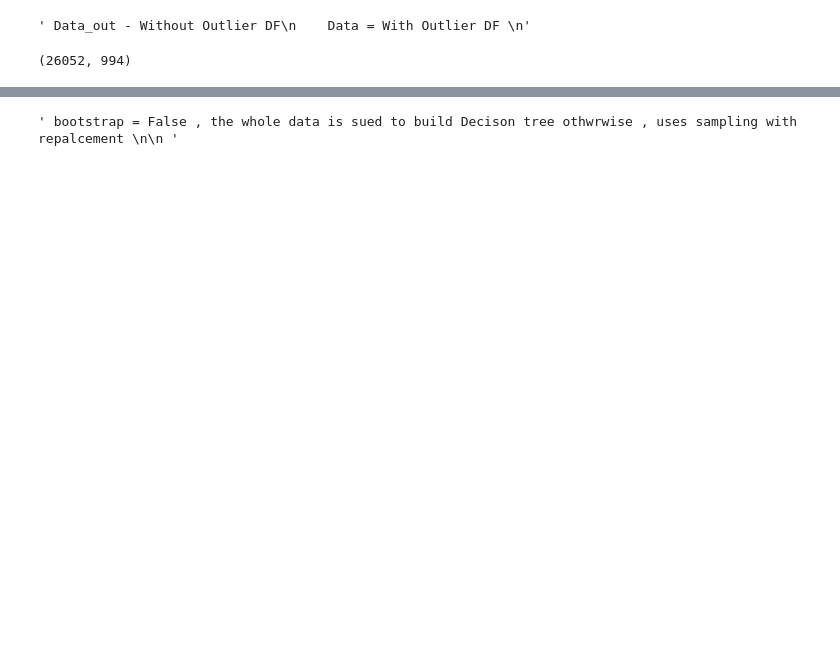
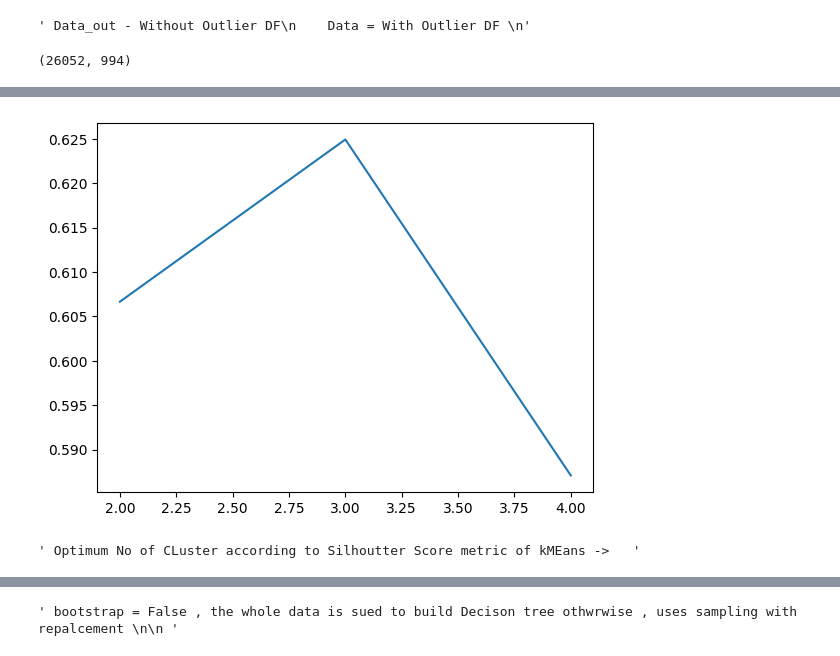
Before and after one commit to hecker1002/Credit-Spend, a Jupyter notebook: Credit Score.ipynb, the cells around one changed output, grey strips where cells are left out. Saved outputs shown, nothing was run; the diff lists cells and outputs as text; code cells hidden in the pictures; blank space fills up the shorter version.

```diff
--- a/Credit Score.ipynb
+++ b/Credit Score.ipynb
@@ -366,20 +335,32 @@ data.head()
 # %%
 ''' SINce , ONe Hot encoded Cities Vector was very sparse and too large , SO , losing them meant also losing a lot
 of useful demographic Info , Hence , performed KMeans CLustering to give a LAbel( with high importance of Columns of Cities )
 and assigned LAbesl based on the Citiies .
 '''
 
 ''' Selecting BEst No of CLuters to form Based on Silhoutte Score (b-a)/max(a,b)'''
 
 
 from sklearn.cluster import KMeans
 from sklearn.metrics import silhouette_score
 
 score = []
+cluster=[]
 
-for i in range( 10  ) :
-    kmeans1 = KMeans.fit( data )
-    score.append(  silhouette_score(data , kmeans1.label_))
+for i in range( 2 , 5 , 1   ) :
+    kmeans1 = KMeans(n_clusters=  i )
+    kmeans1.fit( data )
+    score.append(  silhouette_score(data , kmeans1.labels_))
+    cluster.append( i )
+
+plt.plot( cluster , score )
+plt.show()
+
+
+''' Optimum No of CLuster according to Silhoutter Score metric of kMEans ->   '''
+# %% [output]
+[figure, added]
+' Optimum No of CLuster according to Silhoutter Score metric of kMEans ->   '
 # %%
 
 
```
Also changed, not shown: parts of 28 cells of this notebook, 2 other files.
